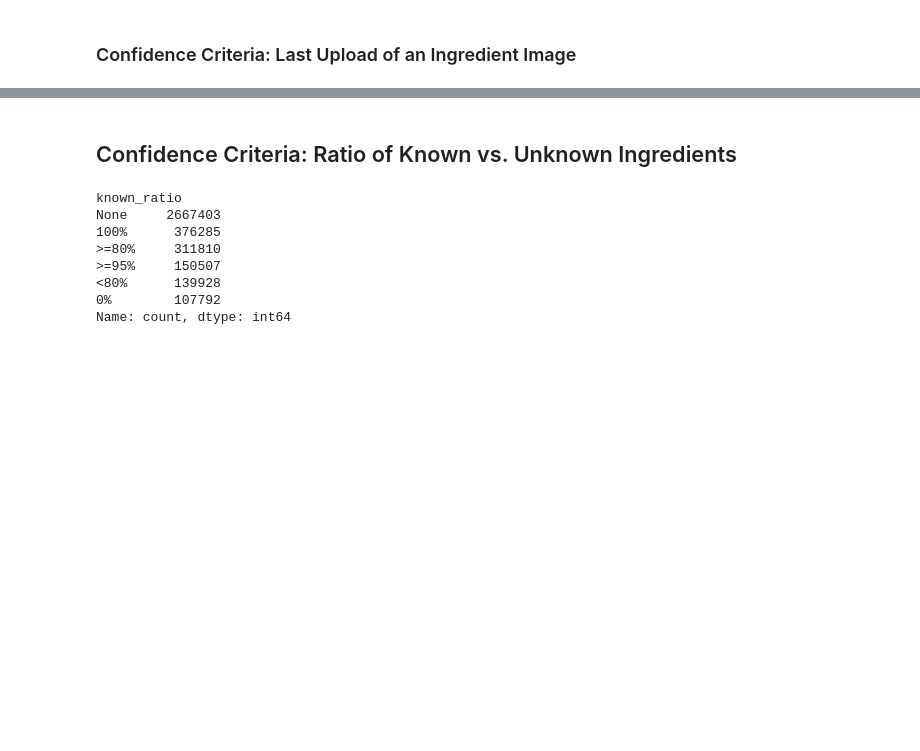
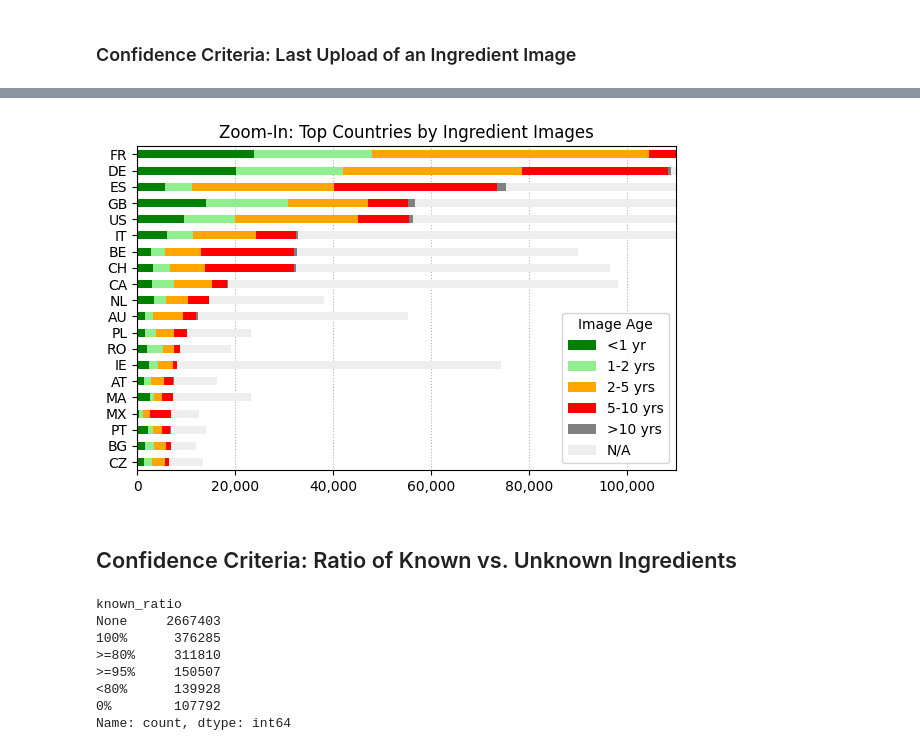
Before and after one commit to goerlitz/openfoodfacts-data-analysis, a Jupyter notebook: notebooks/15_ingredient_analysis3.ipynb, the cells around one changed output, grey strips where cells are left out. Cells and saved outputs as stored; diff of their text form; code cells hidden in the pictures; blank space fills up the shorter version.

```diff
--- a/notebooks/15_ingredient_analysis3.ipynb
+++ b/notebooks/15_ingredient_analysis3.ipynb
@@ -308,3 +245,20 @@ plt.show()
+# %%
+fig, ax = plt.subplots(figsize=(6, 4))
+top_df[:20].plot.barh(stacked=True, ax=ax, color=colors)
+
+ax.invert_yaxis()
+ax.set_ylabel(None)
+ax.xaxis.set_major_formatter(lambda x, pos: f'{int(x):,}')
+
+ax.set_axisbelow(True)
+plt.grid(axis='x', linestyle=':', linewidth=0.8)
+plt.xlim(0, 110000)
+plt.legend(title="Image Age")
+plt.title('Zoom-In: Top Countries by Ingredient Images')
+plt.tight_layout()
+plt.show()
+# %% [output]
+[figure, added]
 # %% [markdown]
 ## Confidence Criteria: Ratio of Known vs. Unknown Ingredients
 # %%
```
Also changed, not shown: parts of 12 cells of this notebook.
